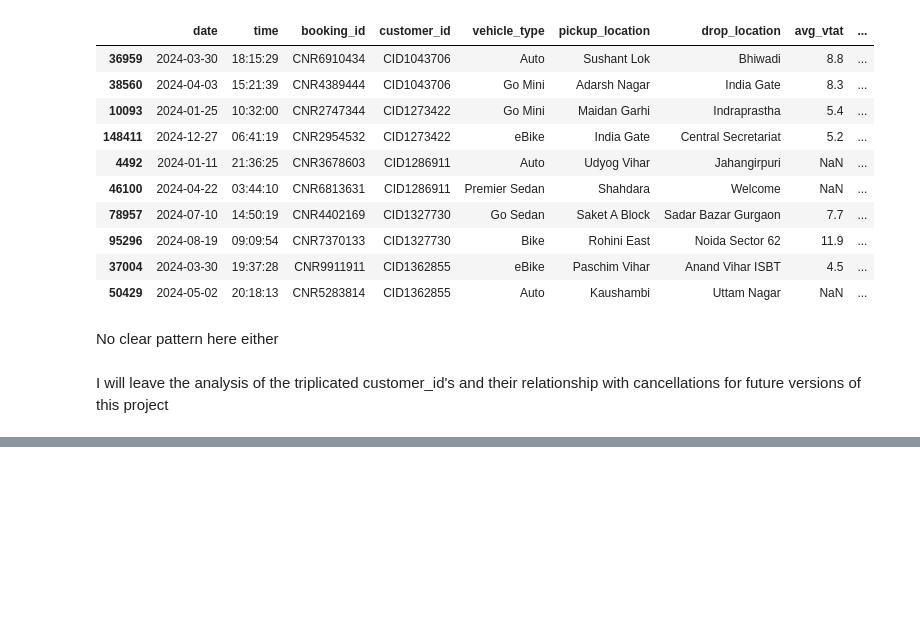
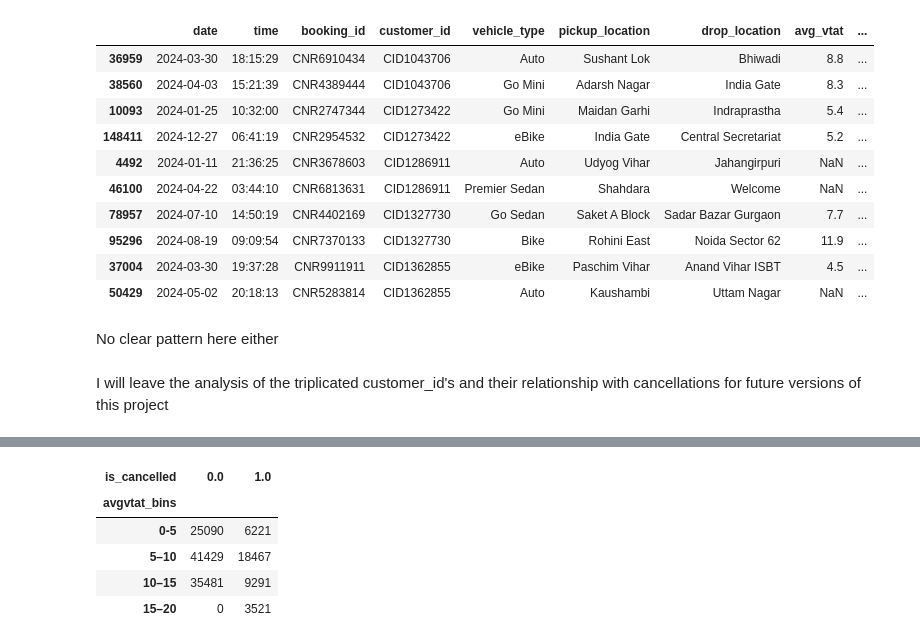
Before and after one commit to amaldu/uber-ride-cancellation-prediction, a Jupyter notebook: uber-analysis/notebooks/05_bivar_eda.ipynb, the cells around one changed output, grey strips where cells are left out. Drawn from its saved outputs; the diff is of its cells as text; code cells hidden in the pictures; blank space fills up the shorter version.

```diff
--- a/uber-analysis/notebooks/05_bivar_eda.ipynb
+++ b/uber-analysis/notebooks/05_bivar_eda.ipynb
@@ -323,0 +338,10 @@ I will leave the analysis of the triplicated customer_id's and their relationshi
+# %%
+avg_vtat = pd.crosstab(data["avgvtat_bins"], data["is_cancelled"])
+avg_vtat
+# %% [output]
+| is_cancelled | 0.0 | 1.0 |
+| avgvtat_bins |  |  |
+| 0-5 | 25090 | 6221 |
+| 5–10 | 41429 | 18467 |
+| 10–15 | 35481 | 9291 |
+| 15–20 | 0 | 3521 |
```
Also changed, not shown: parts of 6 cells of this notebook, 1 other file.
